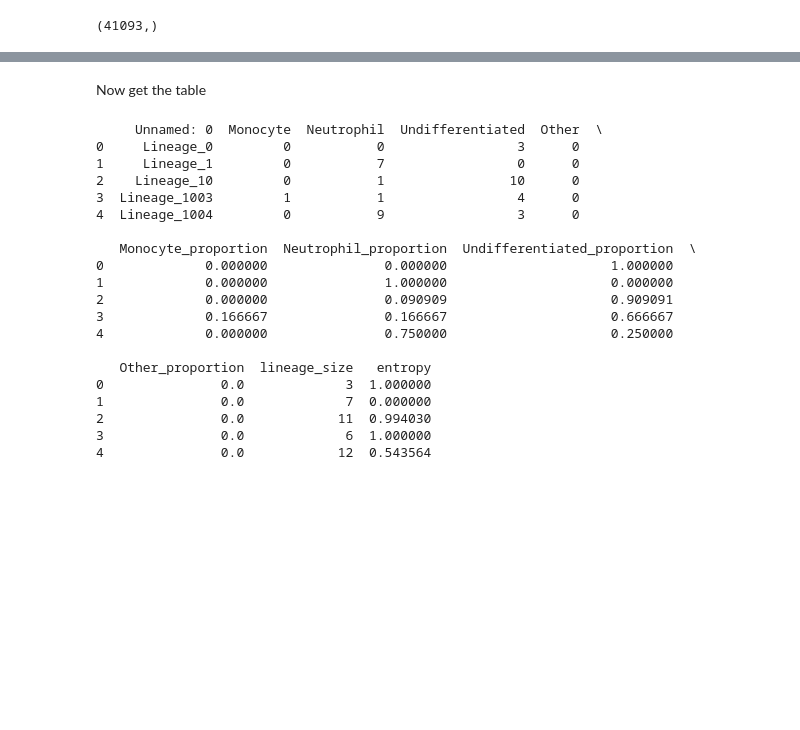
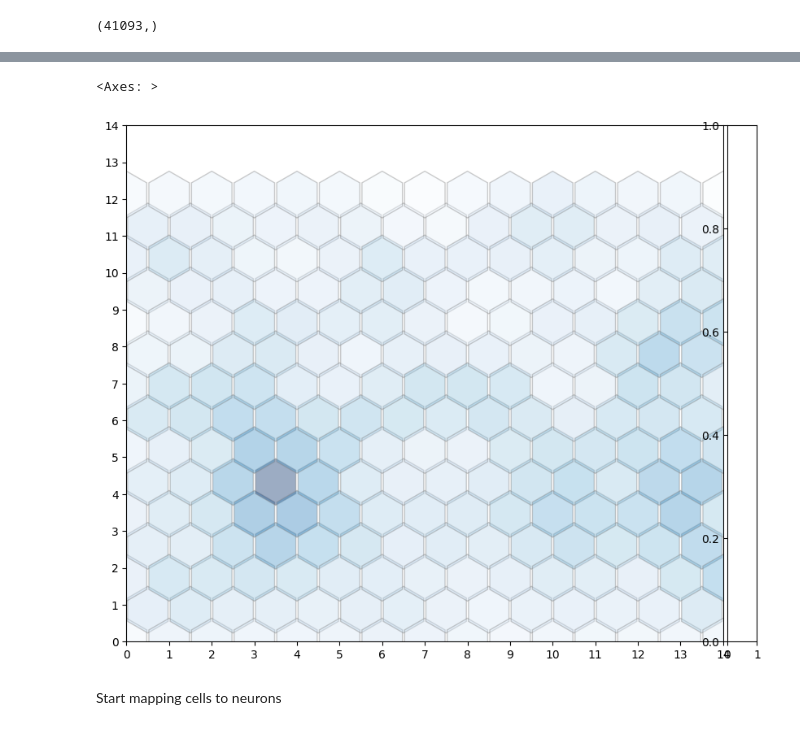
Before and after one commit to SZ-yang/SCSeq_LineageBarcoding, a Jupyter notebook: kevin/Writeup6_SOM/Writeup6_LARRY_SOM_entropy.ipynb, the cells around one changed output, grey strips where cells are left out. Saved outputs shown, nothing was run; the diff lists cells and outputs as text; code cells hidden in the pictures; blank space fills up the shorter version.

```diff
--- a/kevin/Writeup6_SOM/Writeup6_LARRY_SOM_entropy.ipynb
+++ b/kevin/Writeup6_SOM/Writeup6_LARRY_SOM_entropy.ipynb
@@ -59,0 +121,7 @@ train_embeddings_subset = train_embeddings[mask.to_numpy()]
+# %%
+# Assuming lineage_names_list contains the clone_id values you want to keep
+# Filter adata_train based on whether clone_id is in lineage_names_list
+subset_adata_train = adata_train[adata_train.obs['clone_id'].isin(lineage_names)].copy()
+
+# Check the result
+print(subset_adata_train)
@@ -59,0 +153,6 @@ train_embeddings_subset = train_embeddings[mask.to_numpy()]
+# %%
+# Filter adata to keep only the rows where 'state_info' is 'Undifferentiated'
+subset_adata_train = subset_adata_train[subset_adata_train.obs['state_info'] == 'Undifferentiated'].copy()
+
+# Check the result to confirm the filtering
+print(subset_adata_train.obs['state_info'].value_counts())
@@ -59,0 +172,4 @@ train_embeddings_subset = train_embeddings[mask.to_numpy()]
+# %%
+# Subset train_embeddings based on the same mask
+train_embeddings_subset = subset_adata_train.obsm['X_LCL']
+print(train_embeddings_subset.shape)
@@ -252,31 +370,32 @@ plt.show()
-# %% [markdown]
-Now get the table
-# %%
-import pandas as pd
-
-# Replace 'file.csv' with the path to your CSV file
-df = pd.read_csv('/home/users/kzlin/kzlinlab/projects/scContrastiveLearn/git/SCSeq_LineageBarcoding_kevin/csv/kevin/Writeup6/LARRY_lineage_day-6_statistics.csv')
-
-# To preview the first 5 rows of the dataframe
-print(df.head())
-# %% [output]
-     Unnamed: 0  Monocyte  Neutrophil  Undifferentiated  Other  \
-0     Lineage_0         0           0                 3      0
-1     Lineage_1         0           7                 0      0
-2    Lineage_10         0           1                10      0
-3  Lineage_1003         1           1                 4      0
-4  Lineage_1004         0           9                 3      0
-
-   Monocyte_proportion  Neutrophil_proportion  Undifferentiated_proportion  \
-0             0.000000               0.000000                     1.000000
-1             0.000000               1.000000                     0.000000
-2             0.000000               0.090909                     0.909091
-3             0.166667               0.166667                     0.666667
-4             0.000000               0.750000                     0.250000
-
-   Other_proportion  lineage_size   entropy
-0               0.0             3  1.000000
-1               0.0             7  0.000000
-2               0.0            11  0.994030
-3               0.0             6  1.000000
-4               0.0            12  0.543564
+# %%
+# Create a figure for the hexagonal grid visualization
+f = plt.figure(figsize=(10,10))
+ax = f.add_subplot(111)
+
+ax.set_aspect('equal')
+
+# Create a hexagonal grid for the SOM
+for i in range(weights.shape[0]):
+    for j in range(weights.shape[1]):
+        wy = yy[(i, j)] * np.sqrt(3) / 2
+        hex = RegularPolygon((xx[(i, j)], wy),
+                             numVertices=6,
+                             radius=.95 / np.sqrt(3),
+                             facecolor=cm.Blues(umatrix[i, j]),
+                             alpha=.4,
+                             edgecolor='gray')
+        ax.add_patch(hex)
+
+xrange = np.arange(weights.shape[0])
+yrange = np.arange(weights.shape[1])
+plt.xticks(xrange-.5, xrange)
+plt.yticks(yrange * np.sqrt(3) / 2, yrange)
+
+divider = make_axes_locatable(plt.gca())
+ax_cb = divider.new_horizontal(size="5%", pad=0.05)
+plt.gcf().add_axes(ax_cb)
+# %% [output]
+<Axes: >
+[figure, added]
+# %% [markdown]
+Start mapping cells to neurons
```
Also changed, not shown: parts of 16 cells of this notebook.
